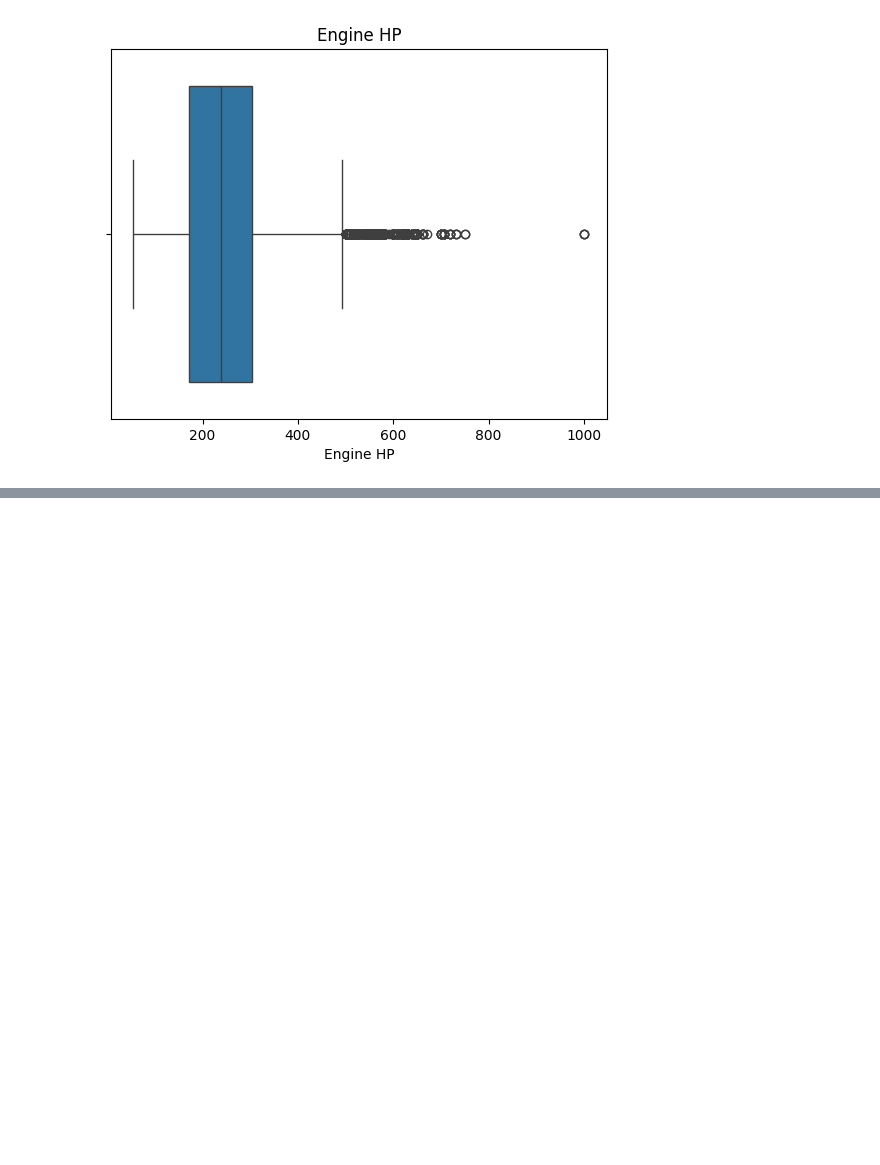
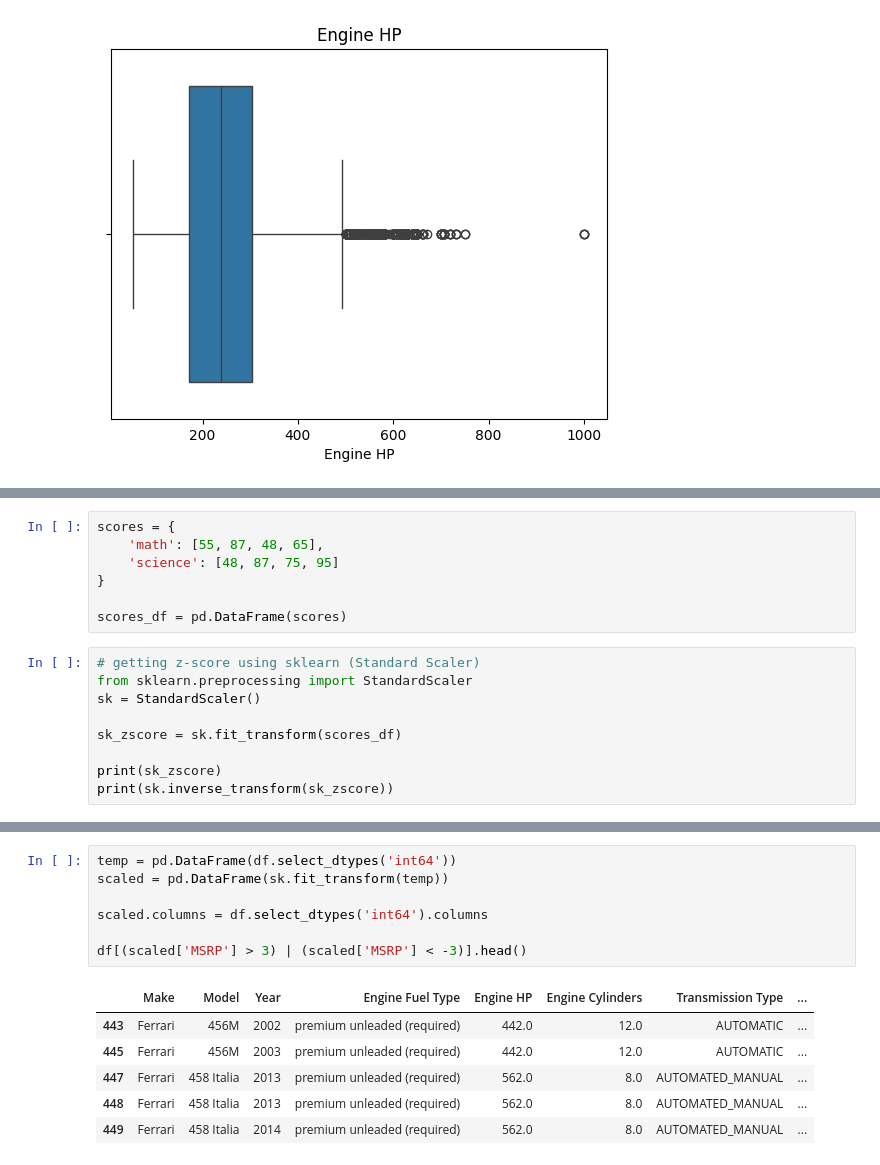
Before and after one commit to RDC28/ds-notes, a Jupyter notebook: EDA/eda.ipynb, the cells around one changed output, grey strips where cells are left out. Cells and saved outputs as stored; diff of their text form; blank space fills up the shorter version.

```diff
--- a/EDA/eda.ipynb
+++ b/EDA/eda.ipynb
@@ -263,0 +281,16 @@ df[df['Engine HP'] > 499.5]
+# %%
+scores = {
+    'math': [55, 87, 48, 65],
+    'science': [48, 87, 75, 95]
+}
+
+scores_df = pd.DataFrame(scores)
+# %%
+# getting z-score using sklearn (Standard Scaler)
+from sklearn.preprocessing import StandardScaler
+sk = StandardScaler()
+
+sk_zscore = sk.fit_transform(scores_df)
+
+print(sk_zscore)
+print(sk.inverse_transform(sk_zscore))
@@ -263,0 +344,14 @@ df[df['Engine HP'] > 499.5]
+# %%
+temp = pd.DataFrame(df.select_dtypes('int64'))
+scaled = pd.DataFrame(sk.fit_transform(temp))
+
+scaled.columns = df.select_dtypes('int64').columns
+
+df[(scaled['MSRP'] > 3) | (scaled['MSRP'] < -3)].head()
+# %% [output]
+|  | Make | Model | Year | Engine Fuel Type | Engine HP | Engine Cylinders | Transmission Type | ... |
+| 443 | Ferrari | 456M | 2002 | premium unleaded (required) | 442.0 | 12.0 | AUTOMATIC | ... |
+| 445 | Ferrari | 456M | 2003 | premium unleaded (required) | 442.0 | 12.0 | AUTOMATIC | ... |
+| 447 | Ferrari | 458 Italia | 2013 | premium unleaded (required) | 562.0 | 8.0 | AUTOMATED_MANUAL | ... |
+| 448 | Ferrari | 458 Italia | 2013 | premium unleaded (required) | 562.0 | 8.0 | AUTOMATED_MANUAL | ... |
+| 449 | Ferrari | 458 Italia | 2014 | premium unleaded (required) | 562.0 | 8.0 | AUTOMATED_MANUAL | ... |
```
Also changed, not shown: parts of 16 cells of this notebook, 1 other file.
